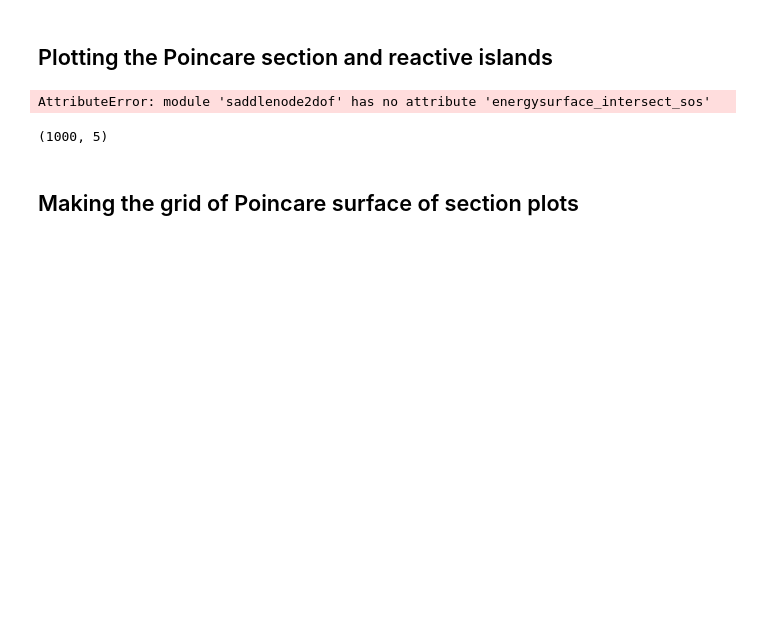
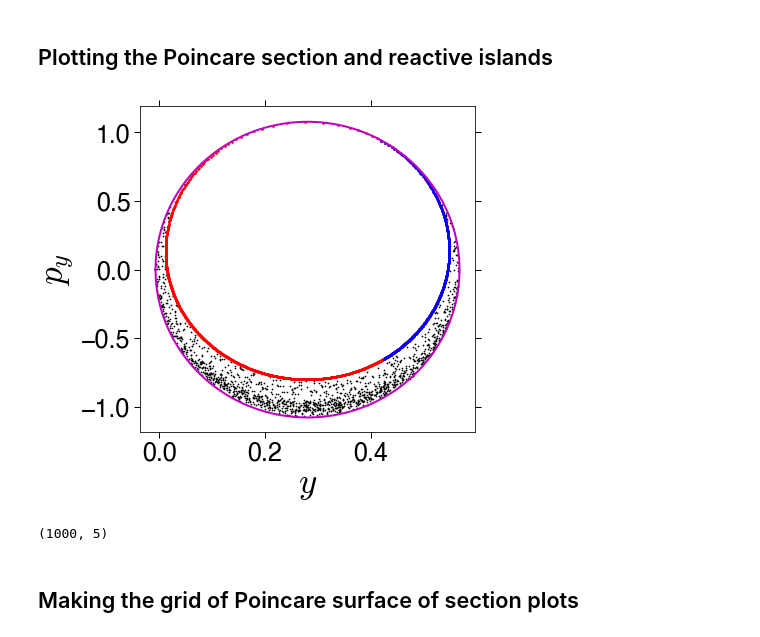
Before and after one commit to Shibabrat/saddle-node-Hamiltonian, a Jupyter notebook: plot_sos_ris.ipynb, the cells around one changed output. Saved outputs shown, nothing was run; the diff lists cells and outputs as text; code cells hidden in the pictures; blank space fills up the shorter version.

Commit message:
Poincare section and tube manifolds

```diff
--- a/plot_sos_ris.ipynb
+++ b/plot_sos_ris.ipynb
@@ -47,12 +49,14 @@ import saddlenode2dof as sn2dof
 datapath_psect = './data-figures/poincare-sections/coupled_mu4_omega3_epsilon5_deltaEnergy5e-1/'
 # datapath_psect = './data-figures/poincare-sections/uncoupled_mu4_omega3_epsilon0_deltaEnergy5e-1/'
 
-datapath_manifolds = './data-figures/manifolds/coupled_alpha5_mu4_omega3_epsilon5_deltaEnergy5e-1/'
+# datapath_manifolds = './data-figures/manifolds/uncoupled_mu4_omega3_epsilon0_deltaEnergy5e-1/'
 # datapath_manifolds = './data-figures/manifolds/uncoupled_alpha2_mu4_omega3_epsilon1e-20_deltaEnergy5e-1/'
+datapath_manifolds = './data-figures/manifolds/coupled_mu4_omega3_epsilon5_deltaEnergy5e-1/'
 
-filename_psect = 'coupled_sn2dof_alpha5_tau20.txt'
+# filename_psect = 'coupled_sn2dof_alpha5_tau20.txt'
 # filename_psect = 'uncoupled_sn2dof_alpha2_tau20.txt'
-
+filename_psect = 'coupled_sn2dof_alpha1_tau20.txt'
+# filename_psect = 'uncoupled_sn2dof_alpha1_tau20.txt'
 
 filename_smani = 'xeU1_stable_branch1_eqPt1_DelE0.5_saddlenode2dof.txt'
 filename_umani = 'xeU1_unstable_branch1_eqPt1_DelE0.5_saddlenode2dof.txt'
@@ -62,41 +66,47 @@ smani_sos = np.loadtxt(datapath_manifolds + filename_smani) # first column is ti
 umani_sos = np.loadtxt(datapath_manifolds + filename_umani) # first column is time, then x, y,px,py
 
 # Model parameters
 N = 2
 MASS_A = 1.0
 MASS_B = 1.0
 MU = 4.00
-ALPHA = 5.00
+ALPHA = 1.00
 OMEGA = 3.00
 EPSILON = 5.00
 
 deltaEnergy = 0.5
 saddleEnergy = 0
 totalEnergy = saddleEnergy + deltaEnergy
 params = [MASS_A, MASS_B, MU, ALPHA, OMEGA, EPSILON]
 
 energy_boundary = sn2dof.energysurface_intersect_sos(params, deltaEnergy, 1.0)
 index_pos_px = np.where(intersections[:,2] > 0)
 
 plt.close('all')
 fig = plt.figure(figsize=(6, 6))
 ax = fig.gca()
 
 ax.plot(energy_boundary[:,0], energy_boundary[:,1], linewidth = 2, color = 'm')
 # ax.scatter(initconds[:,1], initconds[:,3], s = 5)
 ax.scatter(intersections[index_pos_px,1], intersections[index_pos_px,3], s = 0.5, c = 'k')
+
 ax.scatter(umani_sos[:,2], umani_sos[:,4], s = 3, c = 'r')
 ax.scatter(smani_sos[:,2], smani_sos[:,4], s = 3, c = 'b')
+# ax.fill_between(smani_sos[:,2], smani_sos[:,4], \
+#                 color = 'blue', alpha = 0.5)
 
-
-ax.set_xlabel(r'$y$', fontsize = 25)
-ax.set_ylabel(r'$p_y$', fontsize = 25)
-plt.tick_params(axis = 'both', which = 'major', labelsize = 15)
-plt.savefig('coupled_alpha5_mu4_omega3_epsilon5_deltaEnergy5e-1.pdf', \
-           bbox_inches = 'tight')
+ax.set_xlabel(r'$y$')
+ax.set_ylabel(r'$p_y$')
+plt.tick_params(axis = 'both', which = 'major')
+# plt.savefig('coupled_alpha5_mu4_omega3_epsilon5_deltaEnergy5e-1.pdf', \
+#            bbox_inches = 'tight')
+plt.savefig('coupled_alpha1_mu4_omega3_epsilon5_deltaEnergy5e-1.png', \
+            dpi = 600, bbox_inches = 'tight')
+# plt.savefig('uncoupled_alpha1_mu4_omega3_epsilon0_deltaEnergy5e-1.png', \
+#             dpi = 600, bbox_inches = 'tight')
 plt.show()
 # %% [output]
-AttributeError: module 'saddlenode2dof' has no attribute 'energysurface_intersect_sos'
+[figure, added]
 # %%
 np.shape(umani_sos)
 # %% [output]
```
Also changed, not shown: parts of 1 cell of this notebook, 7 other files.
